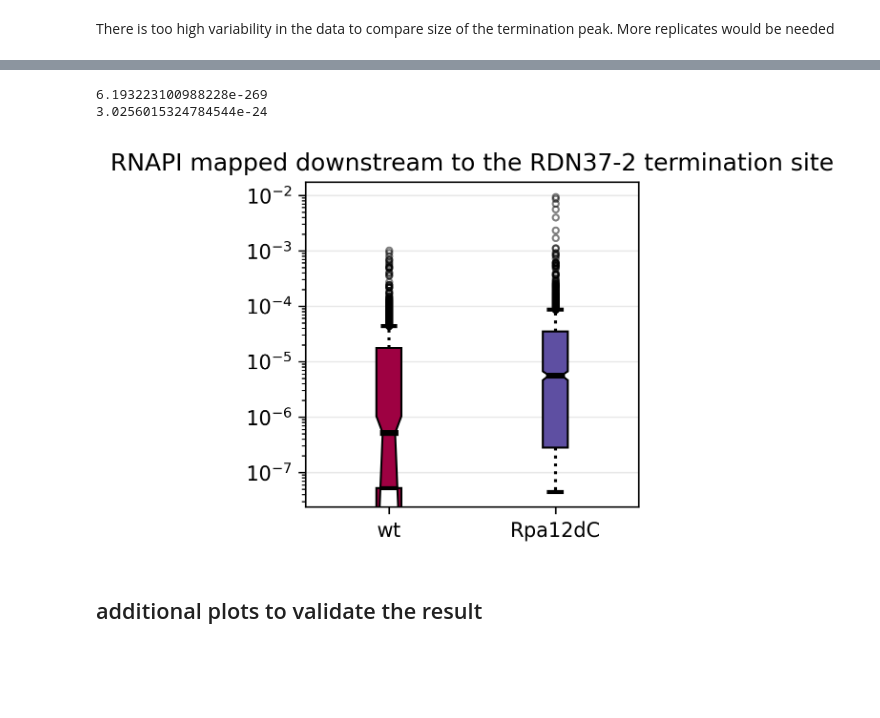
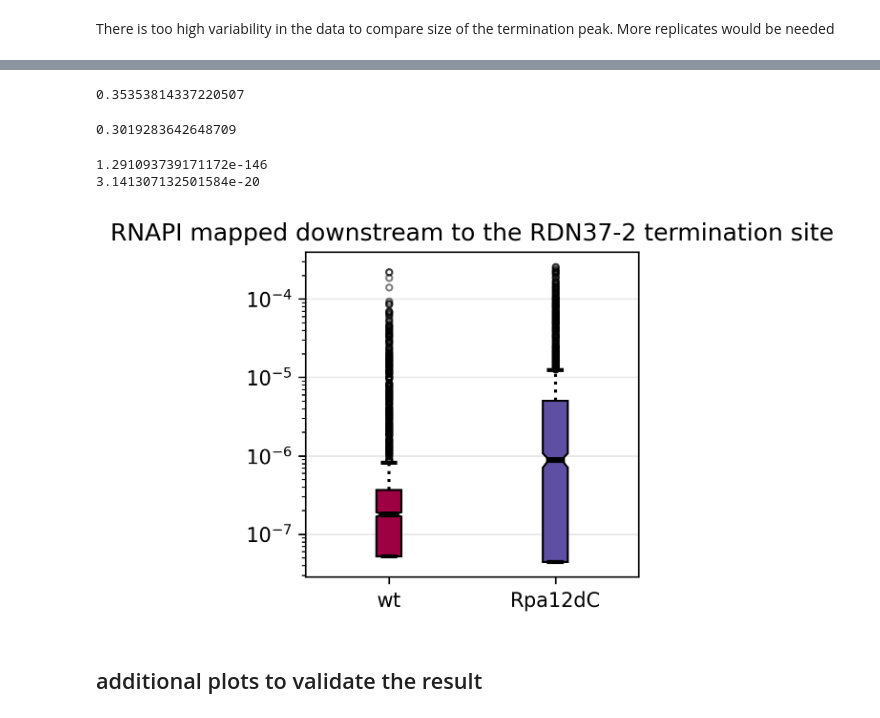
Before and after one commit to tturowski/Pol1_termination_MS, a Jupyter notebook: 05_notebooks/Fig_X_Rpa12_role_in_termination.ipynb, the cells around one changed output, grey strips where cells are left out. Drawn from its saved outputs; the diff is of its cells as text; code cells hidden in the pictures; blank space fills up the shorter version.

```diff
--- a/05_notebooks/Fig_X_Rpa12_role_in_termination.ipynb
+++ b/05_notebooks/Fig_X_Rpa12_role_in_termination.ipynb
@@ -129,0 +184,8 @@ There is too high variability in the data to compare size of the termination pea
+# %%
+df11_Rpa135_wt_3end[1300:2000]['median'].sum()
+# %% [output]
+0.35353814337220507
+# %%
+df12_Rpa135_rpa12d_3end[1300:2000]['median'].sum()
+# %% [output]
+0.3019283642648709
@@ -130,23 +194,23 @@ There is too high variability in the data to compare size of the termination pea
 # %%
-wt = df11_Rpa135_wt_3end[7100:]
-a12dC = df12_Rpa135_rpa12d_3end[7100:]
+wt = df11_Rpa135_wt_3end[8100:]
+a12dC = df12_Rpa135_rpa12d_3end[8100:]
 
 data = [wt['median'].dropna().tolist(),a12dC['median'].dropna().tolist()]
 labels=["wt","Rpa12dC"]
 
 tt.plotting.boxplot1(data,labels,grid=True,log=True,figsize=(3,3),dpi=300,fname='Fig_xC.png',
                      title="RNAPI mapped downstream to the RDN37-2 termination site")
 
 from scipy import stats
 
 out = stats.wilcoxon(wt['median'].fillna(0.0),a12dC['median'].fillna(0.0))
 print(out[1])
 out = stats.ranksums(wt['median'].fillna(0.0),a12dC['median'].fillna(0.0))
 print(out[1])
 # %% [output]
-6.193223100988228e-269
-3.0256015324784544e-24
+1.291093739171172e-146
+3.141307132501584e-20
-[figure, old version]
+[figure, new version]
 # %% [markdown]
 ## additional plots to validate the result
 # %%
```
Also changed, not shown: parts of 10 cells of this notebook, 5 other files.
